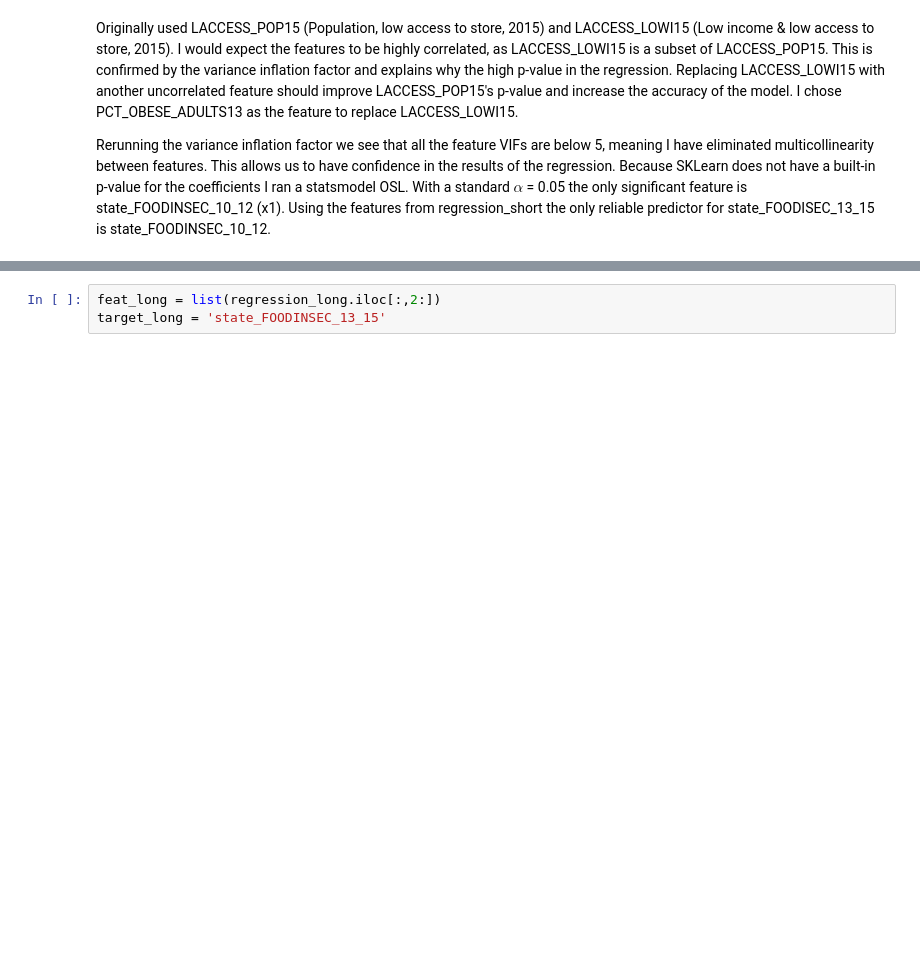
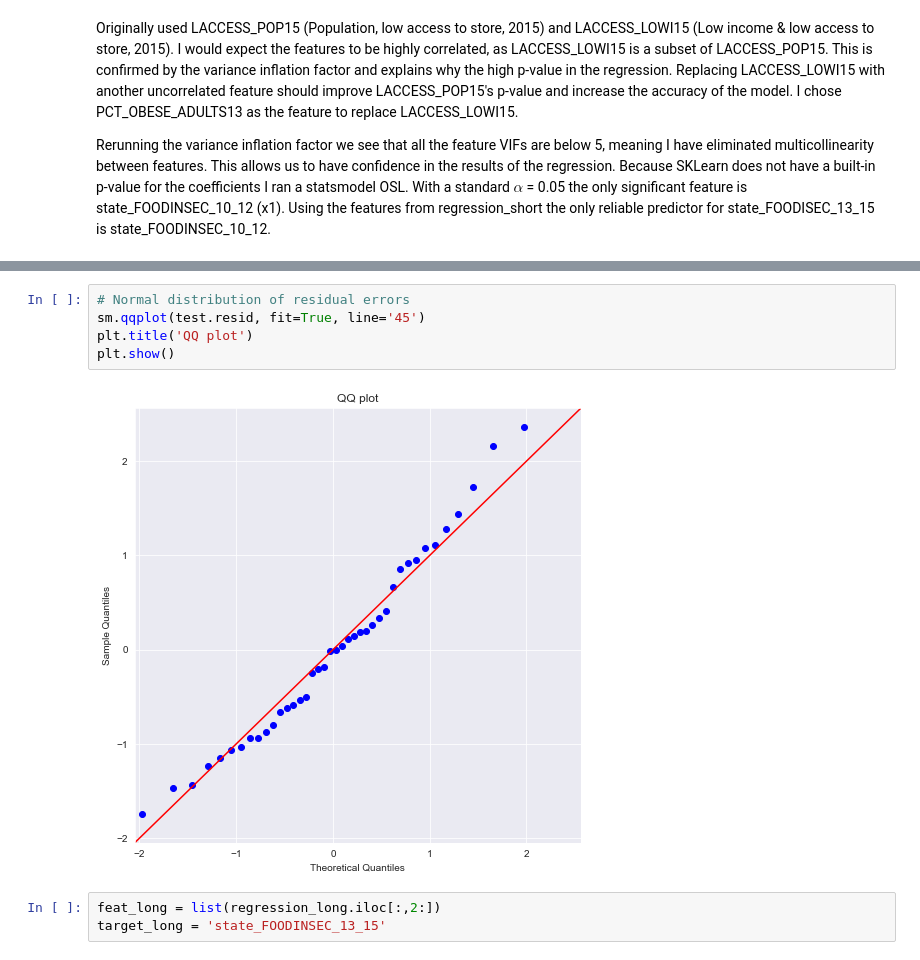
Before and after one commit to chriscross00/projects, a Jupyter notebook: food_security/notebooks/regression.ipynb, the cells around one changed output, grey strips where cells are left out. Drawn from its saved outputs; the diff is of its cells as text; blank space fills up the shorter version.

```diff
--- a/food_security/notebooks/regression.ipynb
+++ b/food_security/notebooks/regression.ipynb
@@ -218,3 +219,10 @@ pd.DataFrame(list(zip(feat, lm.coef_.T)), columns=['feature', 'estimated_coeffic
+# %%
+# Normal distribution of residual errors
+sm.qqplot(test.resid, fit=True, line='45')
+plt.title('QQ plot')
+plt.show()
+# %% [output]
+[figure, added]
 # %%
 feat_long = list(regression_long.iloc[:,2:])
 target_long = 'state_FOODINSEC_13_15'
```
Also changed, not shown: parts of 8 cells of this notebook, 1 other file.
